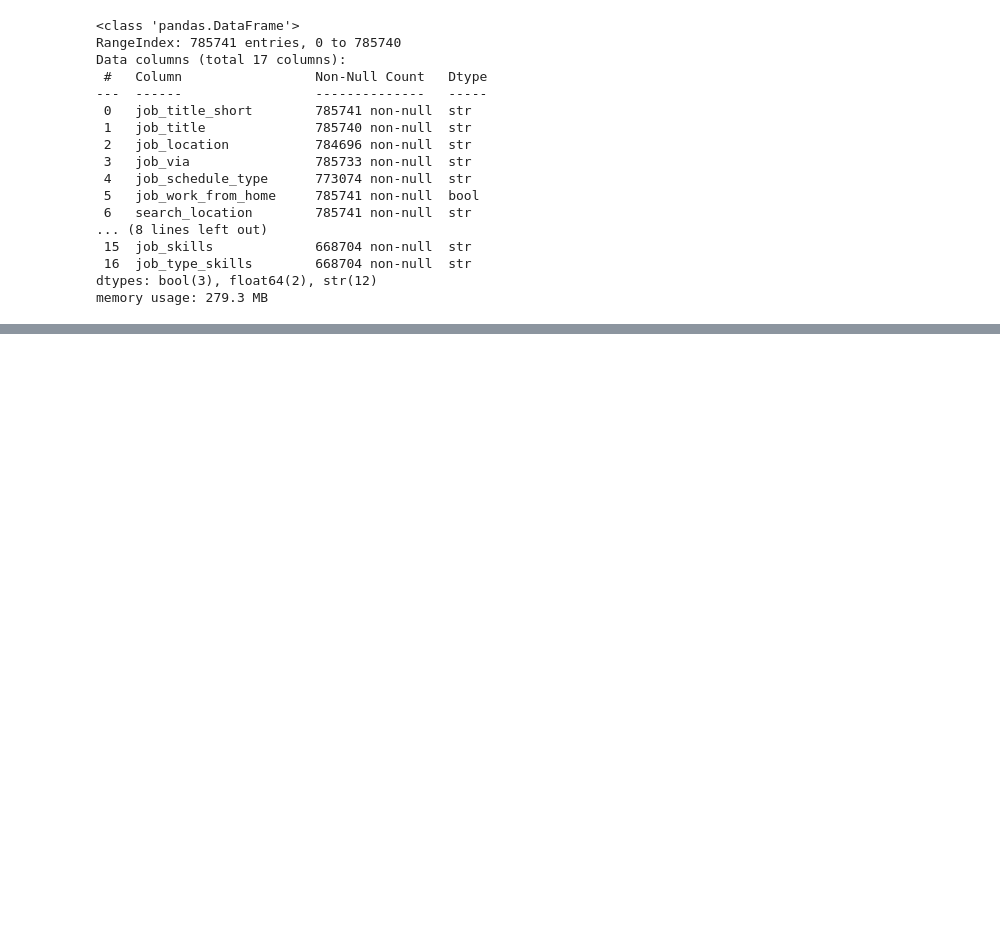
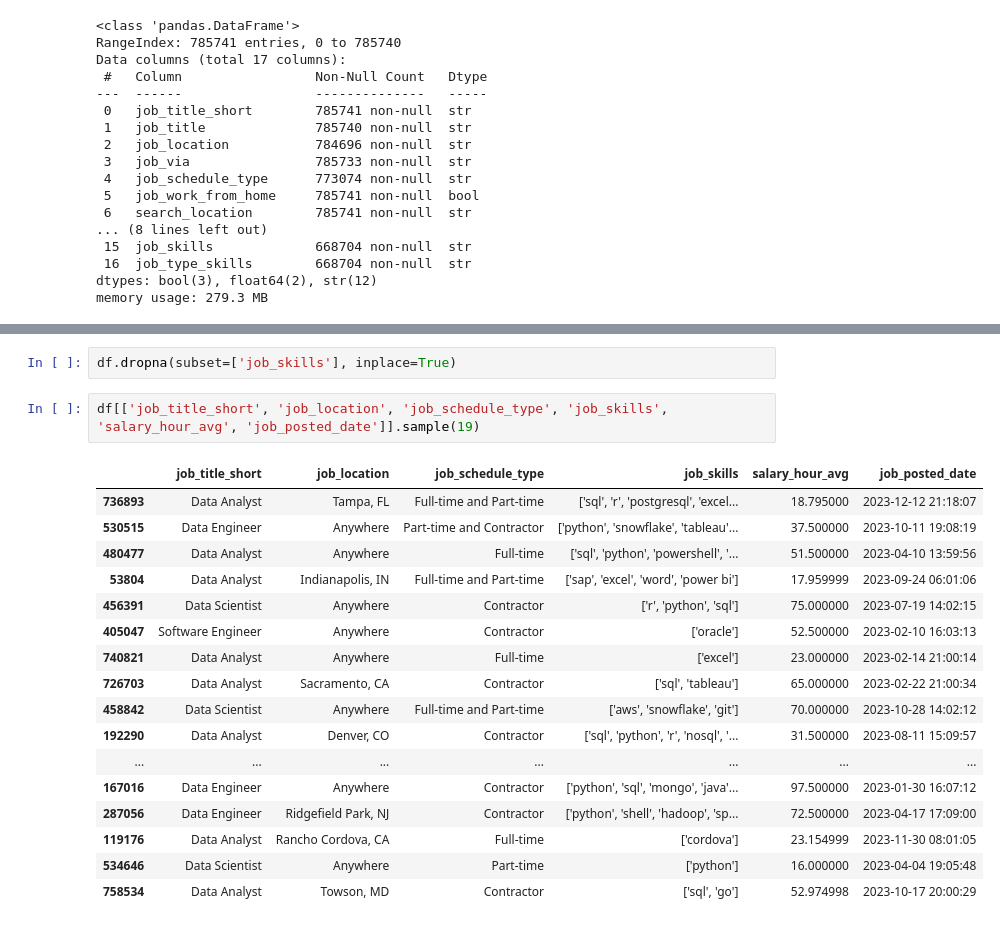
Before and after one commit to dateenbee2442/PYTHON_CORE_TOPICS, a Jupyter notebook: jupterFile.ipynb, the cells around one changed output, grey strips where cells are left out. Drawn from its saved outputs; the diff is of its cells as text; blank space fills up the shorter version.

```diff
--- a/jupterFile.ipynb
+++ b/jupterFile.ipynb
@@ -827,0 +973,22 @@ Name: job_posted_date, Length: 785741, dtype: datetime64[us]
+# %%
+df.dropna(subset=['job_skills'], inplace=True)
+# %%
+df[['job_title_short', 'job_location', 'job_schedule_type', 'job_skills', 'salary_hour_avg', 'job_posted_date']].sample(19)
+# %% [output]
+|  | job_title_short | job_location | job_schedule_type | job_skills | salary_hour_avg | job_posted_date |
+| 736893 | Data Analyst | Tampa, FL | Full-time and Part-time | ['sql', 'r', 'postgresql', 'excel... | 18.795000 | 2023-12-12 21:18:07 |
+| 530515 | Data Engineer | Anywhere | Part-time and Contractor | ['python', 'snowflake', 'tableau'... | 37.500000 | 2023-10-11 19:08:19 |
+| 480477 | Data Analyst | Anywhere | Full-time | ['sql', 'python', 'powershell', '... | 51.500000 | 2023-04-10 13:59:56 |
+| 53804 | Data Analyst | Indianapolis, IN | Full-time and Part-time | ['sap', 'excel', 'word', 'power bi'] | 17.959999 | 2023-09-24 06:01:06 |
+| 456391 | Data Scientist | Anywhere | Contractor | ['r', 'python', 'sql'] | 75.000000 | 2023-07-19 14:02:15 |
+| 405047 | Software Engineer | Anywhere | Contractor | ['oracle'] | 52.500000 | 2023-02-10 16:03:13 |
+| 740821 | Data Analyst | Anywhere | Full-time | ['excel'] | 23.000000 | 2023-02-14 21:00:14 |
+| 726703 | Data Analyst | Sacramento, CA | Contractor | ['sql', 'tableau'] | 65.000000 | 2023-02-22 21:00:34 |
+| 458842 | Data Scientist | Anywhere | Full-time and Part-time | ['aws', 'snowflake', 'git'] | 70.000000 | 2023-10-28 14:02:12 |
+| 192290 | Data Analyst | Denver, CO | Contractor | ['sql', 'python', 'r', 'nosql', '... | 31.500000 | 2023-08-11 15:09:57 |
+| ... | ... | ... | ... | ... | ... | ... |
+| 167016 | Data Engineer | Anywhere | Contractor | ['python', 'sql', 'mongo', 'java'... | 97.500000 | 2023-01-30 16:07:12 |
+| 287056 | Data Engineer | Ridgefield Park, NJ | Contractor | ['python', 'shell', 'hadoop', 'sp... | 72.500000 | 2023-04-17 17:09:00 |
+| 119176 | Data Analyst | Rancho Cordova, CA | Full-time | ['cordova'] | 23.154999 | 2023-11-30 08:01:05 |
+| 534646 | Data Scientist | Anywhere | Part-time | ['python'] | 16.000000 | 2023-04-04 19:05:48 |
+| 758534 | Data Analyst | Towson, MD | Contractor | ['sql', 'go'] | 52.974998 | 2023-10-17 20:00:29 |
```
Also changed, not shown: parts of 32 cells of this notebook.
